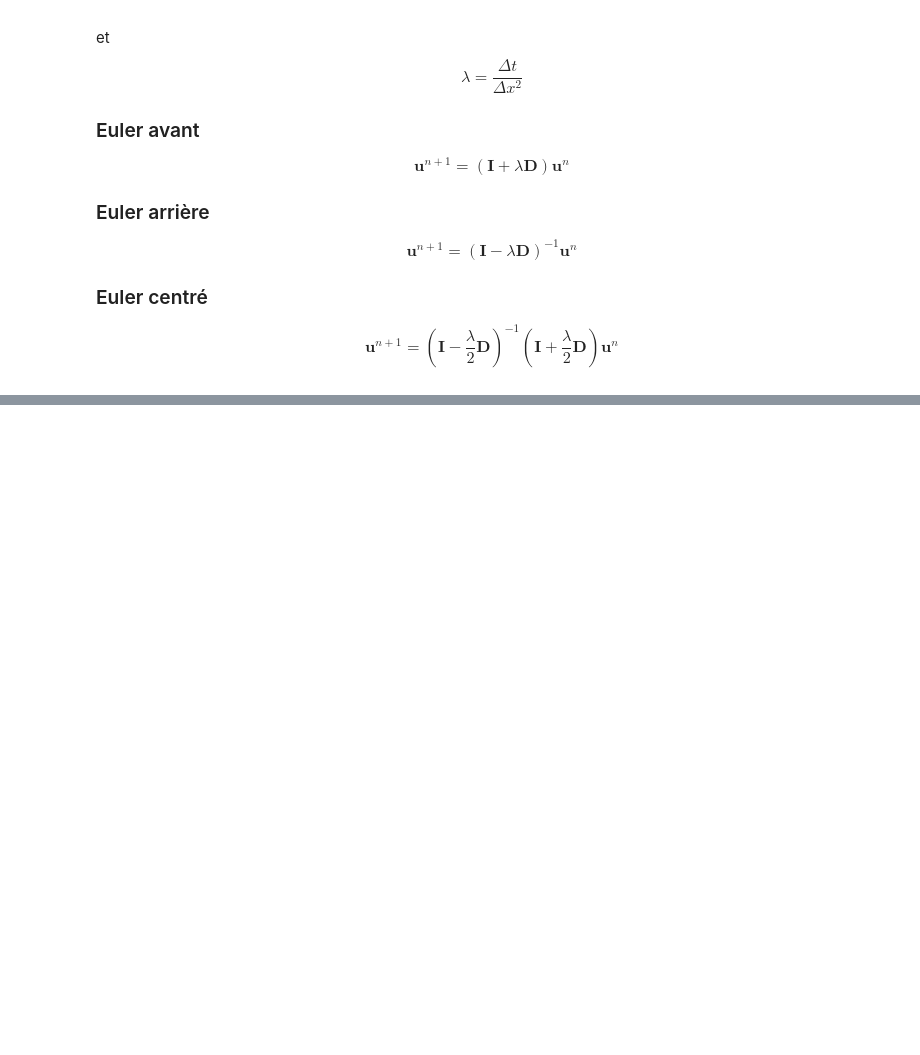
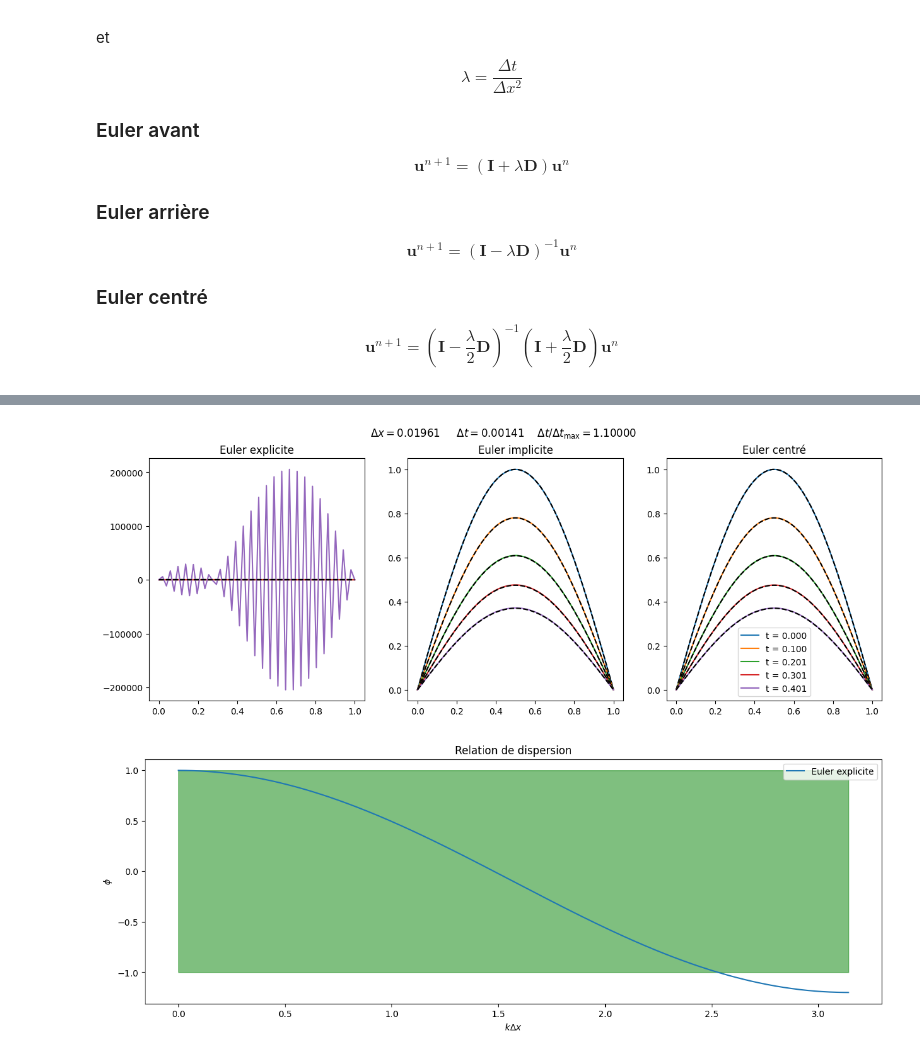
Before and after one commit to sablonl/LPHYS1303-Notebooks, a Jupyter notebook: Diffusion_FD.ipynb, the cells around one changed output, grey strips where cells are left out. Cells and saved outputs as stored; diff of their text form; code cells hidden in the pictures; blank space fills up the shorter version.

```diff
--- a/Diffusion_FD.ipynb
+++ b/Diffusion_FD.ipynb
@@ -166,0 +316,72 @@ plt.show()
+# %%
+# Solution pour les conditions de Dirichelet
+N = 50
+D_scalar = 0.15
+b_scalar = 1.0
+t_max = 0.5
+
+mode = 'sin' # 'sin' or 'square'
+
+x = np.linspace(0, 1, N+2) # on s'assure que les points de bord sont inclus
+dx = x[1] - x[0]
+
+# Condition CFL de stabilité : lmb < 0.5 pour Euler explicite
+dt_max = 2.0 * dx**2 / (b_scalar * dx**2 + 4*D_scalar)
+dt = 1.1 * dt_max
+
+u0_vec = u0(x, mode=mode)
+
+D = np.zeros((N+2, N+2))
+for i in range(1, N+1):
+    D[i, i-1] = 1.0
+    D[i, i] = -2.0
+    D[i, i+1] = 1.0
+
+t, u_EE = euler_explicite(x, t_max, dt, u0_vec,  D, b_scalar, D_scalar)
+_, u_EI = euler_implicite(x, t_max, dt, u0_vec, D, b_scalar, D_scalar)
+_, u_CN = crank_nicolson(x, t_max, dt, u0_vec, D, b_scalar, D_scalar)
+x_analytique, u_analytique = u_exact(t, b_scalar, D_scalar, mode=mode)
+
+# Plot the solution at 5 different times, each method in a different subplot
+t_idx_plot = range(0, len(t)-1, len(t)//5)
+
+fig, ax = plt.subplots(1, 3, figsize=(15, 5))
+
+for t_idx in t_idx_plot:
+    ax[0].plot(x, u_EE[t_idx,:], label = 't = %.3f' % t[t_idx])
+    ax[0].plot(x_analytique, u_analytique[t_idx], 'k--')
+    ax[0].set_title('Euler explicite')
+    ax[1].plot(x, u_EI[t_idx,:], label = 't = %.3f' % t[t_idx])
+    ax[1].plot(x_analytique, u_analytique[t_idx], 'k--')
+    ax[1].set_title('Euler implicite')
+    ax[2].plot(x, u_CN[t_idx,:], label = 't = %.3f' % t[t_idx])
+    ax[2].plot(x_analytique, u_analytique[t_idx], 'k--')
+    ax[2].set_title('Euler centré')
+    ax[2].legend()
+
+fig.suptitle('$\Delta x = %.5f$ \t $\Delta t = %.5f$ \t ${\Delta t}/{\Delta t_\mathrm{max}} = %.5f$' % (dx, dt, dt/dt_max))
+plt.show()
+
+# Plot la relation de dispersion pour Euler explicite
+# 1-b\Delta t-4\lambda\sin^2\left(\frac{k\Delta x}{2}\right) pour k \in [0, 2pi]
+kdx = np.linspace(0, np.pi, 1000)
+lmb = D_scalar * dt / dx**2
+relation_dispersion_explicit = 1 - b_scalar * dt - 4 * lmb * np.sin(kdx/2)**2
+
+fig_dispersion, ax_dispersion = plt.subplots(figsize=(15, 5))
+
+ax_dispersion.plot(kdx, relation_dispersion_explicit, label='Euler explicite')
+# Color the area where the scheme is stable (-1 < y < 1) in green
+ax_dispersion.fill_between(kdx, -1, 1, color='green', alpha=0.5)
+ax_dispersion.set_xlabel('$k\Delta x$')
+ax_dispersion.set_ylabel('$\phi$')
+ax_dispersion.set_title('Relation de dispersion')
+ax_dispersion.legend()
+
+plt.show()
+
+# Pourquoi si dx est grand, la solution semble stable même au delà de la condition de stabilité?
+# TODO : ajouter les relations de dispersion pour les autres schémas
+# %% [output]
+[figure, added]
+[figure, added]
```
Also changed, not shown: parts of 5 cells of this notebook.
